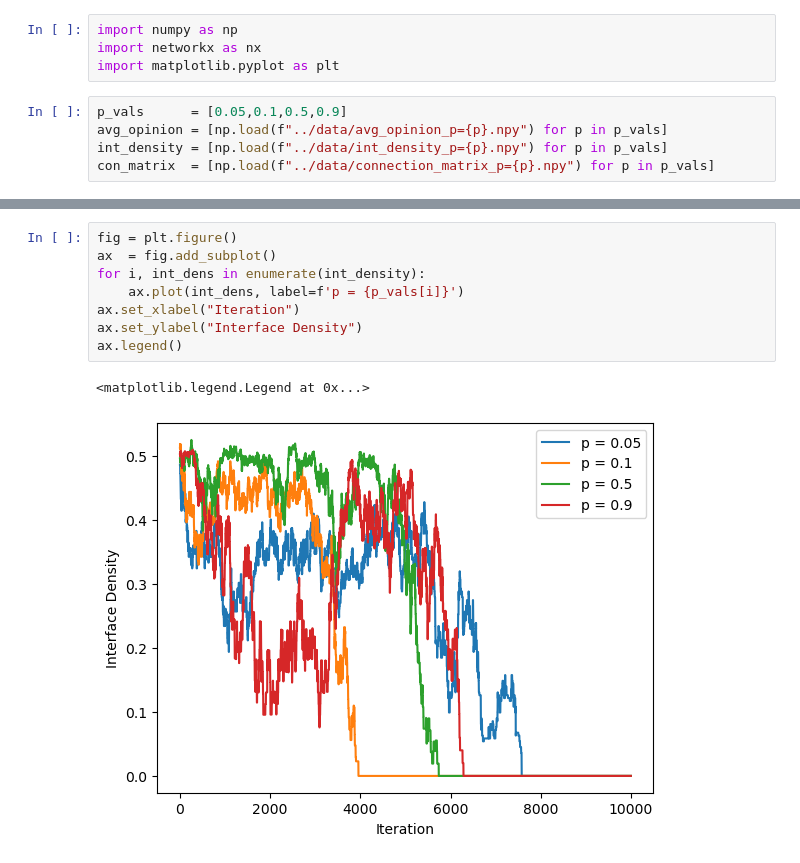
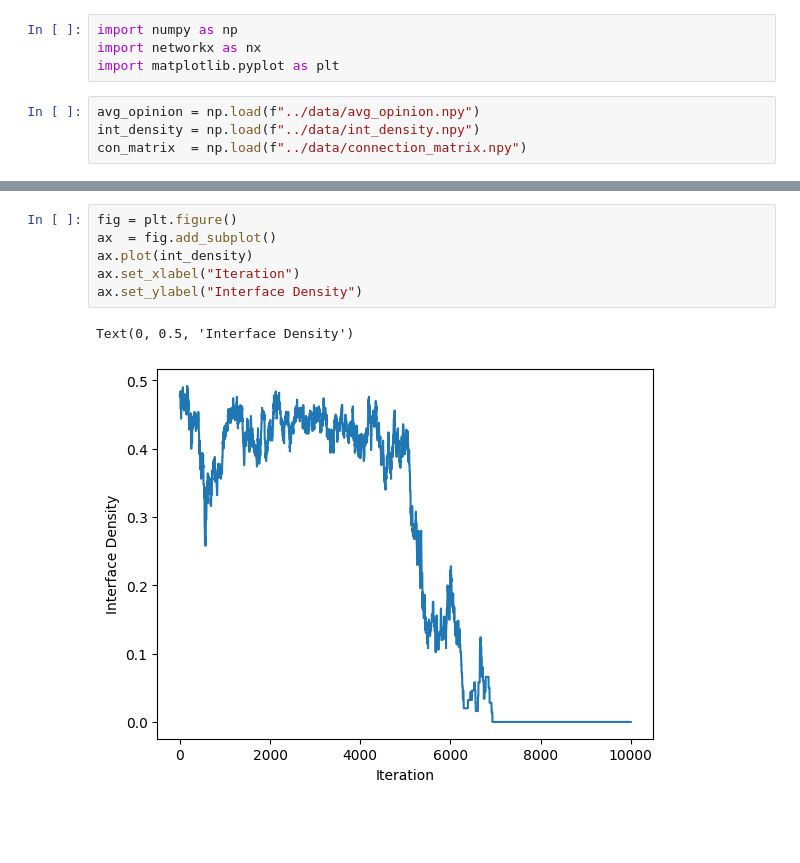
Before and after one commit to JonasMnsing/opinion_dynamics, a Jupyter notebook: ipynb/voter_model.ipynb, the cells around one changed output, grey strips where cells are left out. Cells and saved outputs as stored; diff of their text form; blank space fills up the shorter version.

```diff
--- a/ipynb/voter_model.ipynb
+++ b/ipynb/voter_model.ipynb
@@ -3,10 +3,9 @@ import numpy as np
 import networkx as nx
 import matplotlib.pyplot as plt
 # %%
-p_vals      = [0.05,0.1,0.5,0.9]
-avg_opinion = [np.load(f"../data/avg_opinion_p={p}.npy") for p in p_vals]
-int_density = [np.load(f"../data/int_density_p={p}.npy") for p in p_vals]
-con_matrix  = [np.load(f"../data/connection_matrix_p={p}.npy") for p in p_vals]
+avg_opinion = np.load(f"../data/avg_opinion.npy")
+int_density = np.load(f"../data/int_density.npy")
+con_matrix  = np.load(f"../data/connection_matrix.npy")
 # %%
 fig = plt.figure()
 ax  = fig.add_subplot()
@@ -21,12 +18,10 @@ ax.legend()
 # %%
 fig = plt.figure()
 ax  = fig.add_subplot()
-for i, int_dens in enumerate(int_density):
-    ax.plot(int_dens, label=f'p = {p_vals[i]}')
+ax.plot(int_density)
 ax.set_xlabel("Iteration")
 ax.set_ylabel("Interface Density")
-ax.legend()
 # %% [output]
-<matplotlib.legend.Legend at 0x...>
+Text(0, 0.5, 'Interface Density')
-[figure, old version]
+[figure, new version]
 # %%
```
Also changed, not shown: parts of 2 cells of this notebook, 23 other files.
